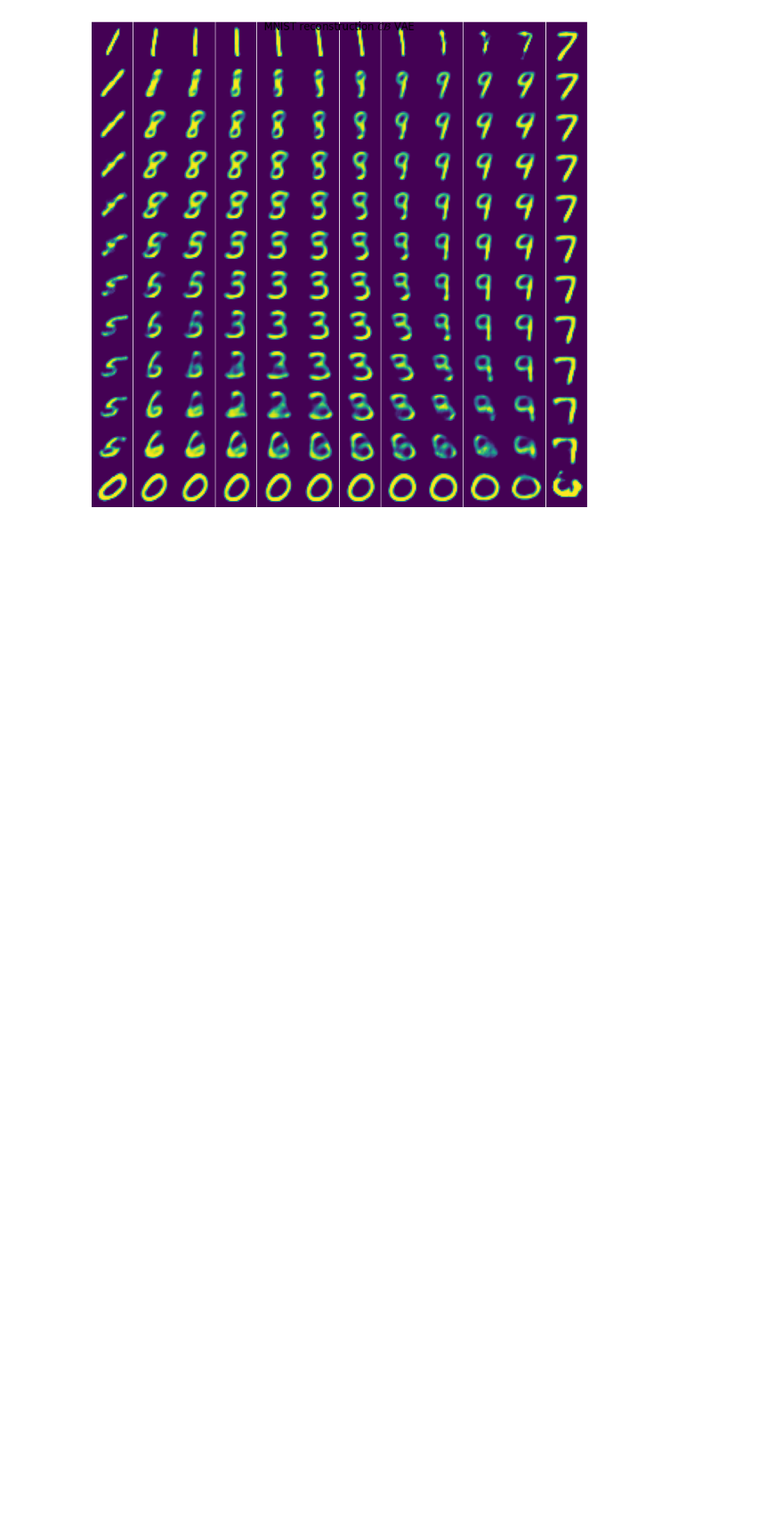
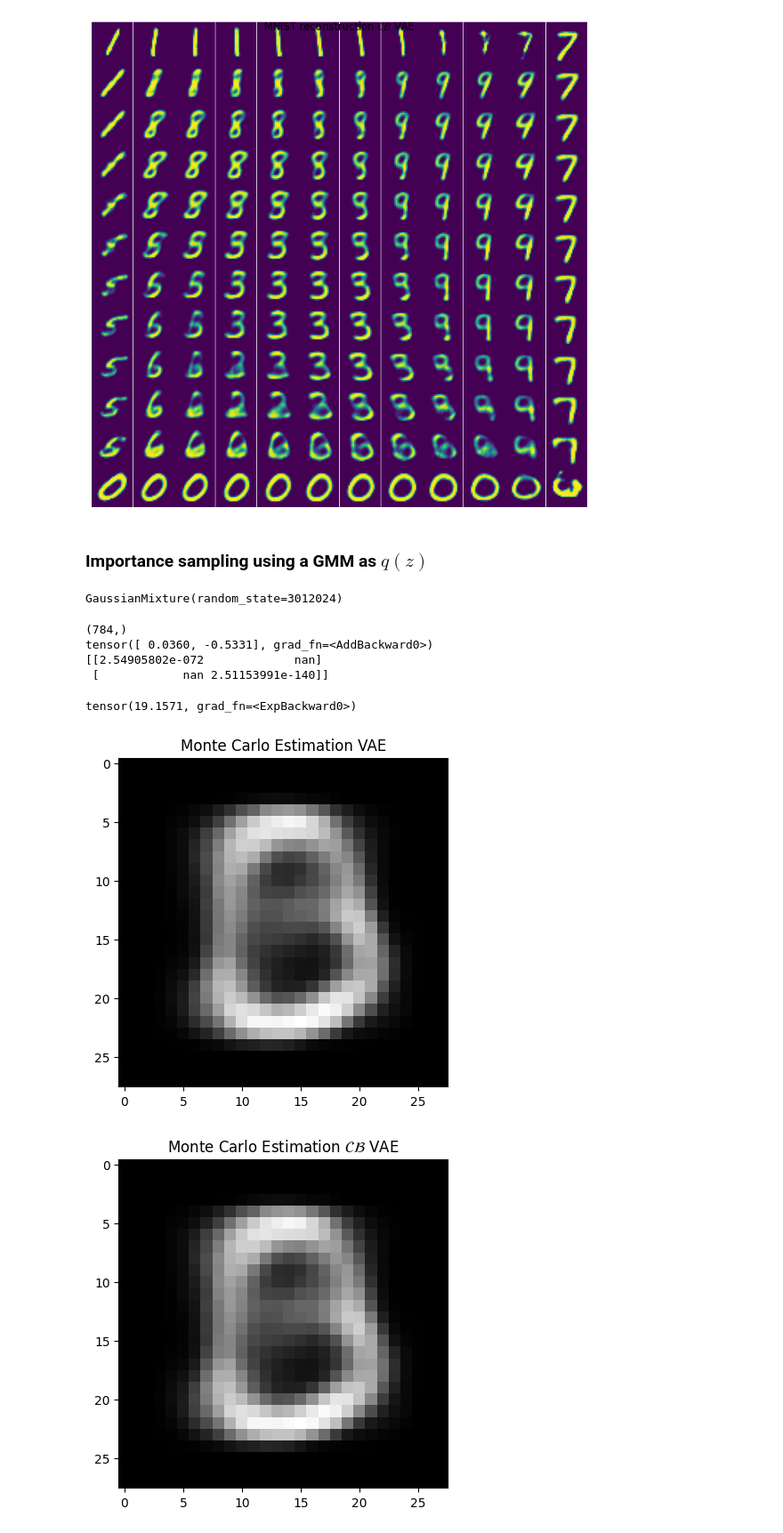
Before and after one commit to gapprez/PMLFinalProject, a Jupyter notebook: vae/VAE.ipynb, the cells around one changed output. Shown at 89% size. Cells and saved outputs as stored; diff of their text form; code cells hidden in the pictures; blank space fills up the shorter version.

Commit message:
Monte-Carlo estimation

```diff
--- a/vae/VAE.ipynb
+++ b/vae/VAE.ipynb
@@ -307,3 +307,70 @@ plot_visualization(model_cbvae, "$\mathcal{CB}$ VAE")
 # %% [output]
 [figure]
 [figure]
+# %% [markdown]
+### Importance sampling using a GMM as $q(z)$
+# %%
+from sklearn.mixture import GaussianMixture
+gmm_model = GaussianMixture(n_components=1, random_state=SEED)
+gmm_model.fit(train_data)
+# %% [output]
+GaussianMixture(random_state=3012024)
+# %%
+from torch.distributions import MultivariateNormal
+from scipy.stats import norm
+
+x_i = train_data[0, :]
+print(x_i.shape)
+mu, logvar = model_vae.encode(torch.Tensor(x_i))
+var = torch.exp(logvar)
+covariance = torch.diag(var)
+mn = MultivariateNormal(mu, covariance)
+
+# sigma = torch.exp(0.5*logvar).detach().numpy()
+z = model_vae.reparameterize(mu, logvar)
+print(z)
+torch.exp(mn.log_prob(z))
+# %% [output]
+(784,)
+tensor([ 0.0360, -0.5331], grad_fn=<AddBackward0>)
+[[2.54905802e-072             nan]
+ [            nan 2.51153991e-140]]
+tensor(19.1571, grad_fn=<ExpBackward0>)
+# %%
+from torch.distributions import MultivariateNormal
+
+def importance_sampling(model: VAE, q: GaussianMixture, n_samples=1000, z_dim=2):
+    estimation = 0
+    zs = q.sample(n_samples)
+    for z_i in range(zs):
+        pass
+
+def monte_carlo_estimation(model: VAE, n_samples=20000, x_dim=784):
+    estimation = torch.zeros(x_dim)
+    for i in range(n_samples):
+        x_i = torch.rand(784)
+        mu, logvar = model.encode(x_i)
+        covariance = torch.diag(torch.exp(logvar))
+        z_i = model.reparameterize(mu, logvar)
+        mn = MultivariateNormal(mu, covariance)
+        p_z = torch.exp(mn.log_prob(z_i))
+        recon_x = model.decode(z_i)
+        estimation += p_z * recon_x
+
+    return estimation / n_samples
+
+vae_estimation = monte_carlo_estimation(model_vae)
+cbvae_estimation = monte_carlo_estimation(model_cbvae)
+
+img_vae = vae_estimation.reshape((28,28))
+plt.imshow(img_vae.detach().numpy(), cmap='gray')
+plt.title('Monte Carlo Estimation VAE')
+plt.show()
+
+img_cbvae = cbvae_estimation.reshape((28, 28))
+plt.imshow(img_vae.detach().numpy(), cmap='gray')
+plt.title('Monte Carlo Estimation $\mathcal{CB}$ VAE')
+plt.show()
+# %% [output]
+[figure, added]
+[figure, added]
```
Also changed, not shown: 1 other file.
